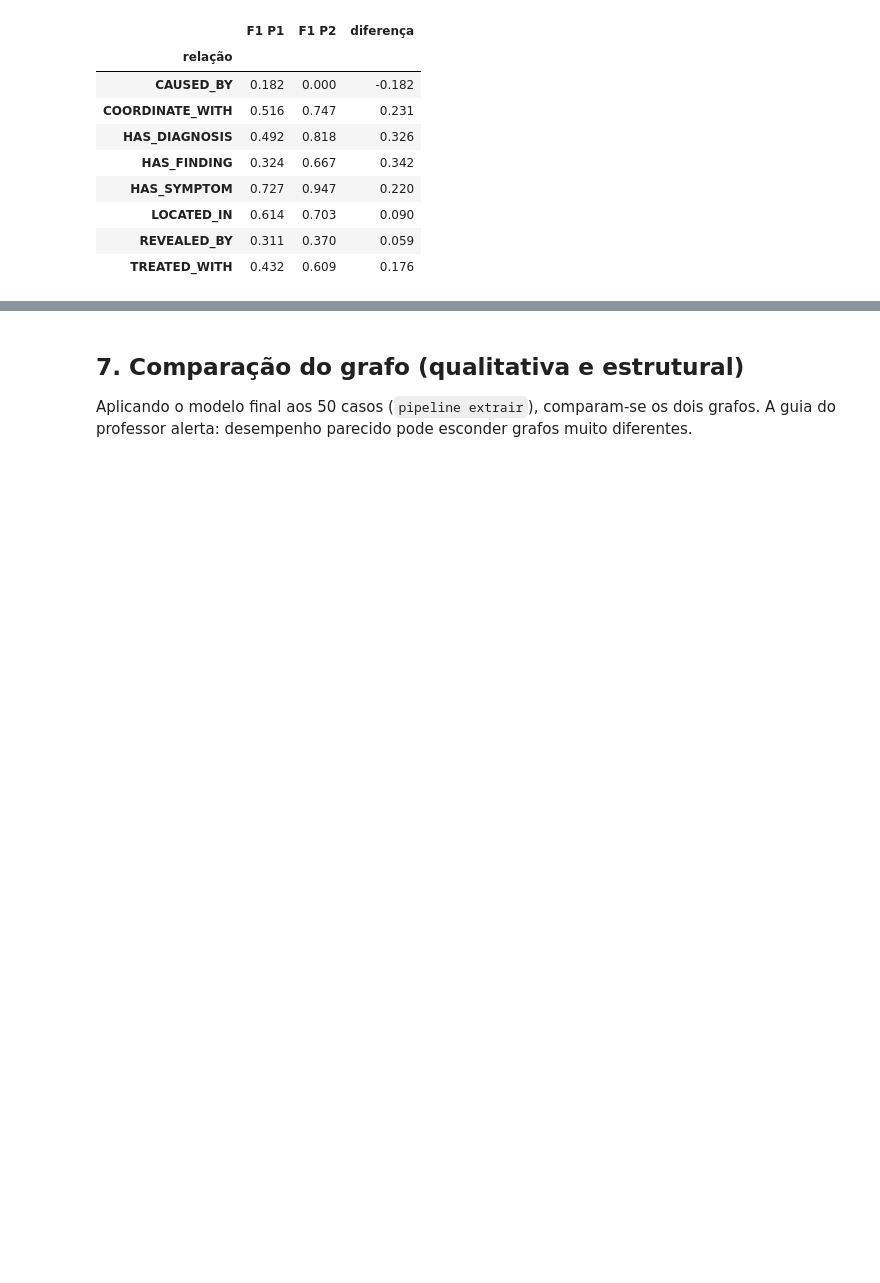
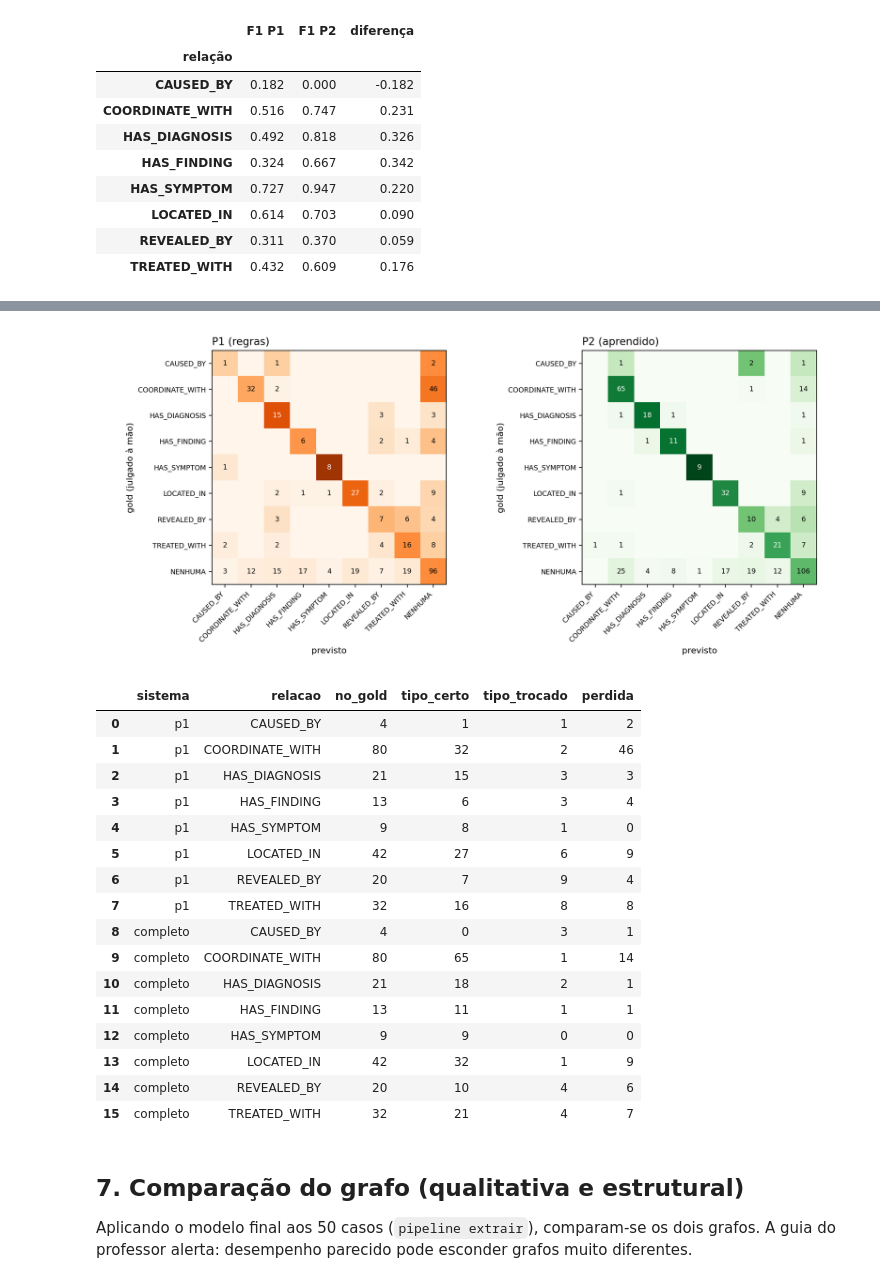
Before and after one commit to JaocHatter/Projeto-de-Natural-Language-Processing---Knowledge-Graph, a Jupyter notebook: project2/pipelines/notebooks/projeto2.ipynb, the cells around one changed output, grey strips where cells are left out. Saved outputs shown, nothing was run; the diff lists cells and outputs as text; code cells hidden in the pictures; blank space fills up the shorter version.

```diff
--- a/project2/pipelines/notebooks/projeto2.ipynb
+++ b/project2/pipelines/notebooks/projeto2.ipynb
@@ -104,7 +104,8 @@ for n in (2, 3):
 # %%
 bigramas = collections.Counter()
 for t in textos.values():
-    bigramas.update(g for g in contar_ngramas(tokenizar(t), 2) if len(g) == 2)
+    tokens = tokenizar(t)
+    bigramas.update(zip(tokens, tokens[1:]))
 unicos = sum(1 for c in bigramas.values() if c == 1)
 print(f"{len(bigramas):,} bigramas distintos; {unicos / len(bigramas):.1%} aparecem uma única vez")
 # %% [output]
@@ -449,3 +457,34 @@ pd.DataFrame(rel).set_index("relação").round(3)
+# %%
+display(Image(filename=str(raiz / "assets/images/matriz_confusao.png"), width=900))
+
+linhas = []
+for nome in ("p1", "completo"):
+    m = resultados[nome]["matriz"]
+    for t in sorted({r for r, _ in m} - {"NENHUMA"}):
+        total = sum(n for (r, _), n in m.items() if r == t)
+        linhas.append({"sistema": nome, "relacao": t, "no_gold": total, "tipo_certo": m[(t, t)],
+                       "tipo_trocado": sum(n for (r, p), n in m.items() if r == t and p not in (t, "NENHUMA")),
+                       "perdida": m[(t, "NENHUMA")]})
+pd.DataFrame(linhas)
+# %% [output]
+[figure, added]
+|  | sistema | relacao | no_gold | tipo_certo | tipo_trocado | perdida |
+| 0 | p1 | CAUSED_BY | 4 | 1 | 1 | 2 |
+| 1 | p1 | COORDINATE_WITH | 80 | 32 | 2 | 46 |
+| 2 | p1 | HAS_DIAGNOSIS | 21 | 15 | 3 | 3 |
+| 3 | p1 | HAS_FINDING | 13 | 6 | 3 | 4 |
+| 4 | p1 | HAS_SYMPTOM | 9 | 8 | 1 | 0 |
+| 5 | p1 | LOCATED_IN | 42 | 27 | 6 | 9 |
+| 6 | p1 | REVEALED_BY | 20 | 7 | 9 | 4 |
+| 7 | p1 | TREATED_WITH | 32 | 16 | 8 | 8 |
+| 8 | completo | CAUSED_BY | 4 | 0 | 3 | 1 |
+| 9 | completo | COORDINATE_WITH | 80 | 65 | 1 | 14 |
+| 10 | completo | HAS_DIAGNOSIS | 21 | 18 | 2 | 1 |
+| 11 | completo | HAS_FINDING | 13 | 11 | 1 | 1 |
+| 12 | completo | HAS_SYMPTOM | 9 | 9 | 0 | 0 |
+| 13 | completo | LOCATED_IN | 42 | 32 | 1 | 9 |
+| 14 | completo | REVEALED_BY | 20 | 10 | 4 | 6 |
+| 15 | completo | TREATED_WITH | 32 | 21 | 4 | 7 |
 # %% [markdown]
 ## 7. Comparação do grafo (qualitativa e estrutural)
 
```
Also changed, not shown: parts of 11 cells of this notebook, 21 other files.
